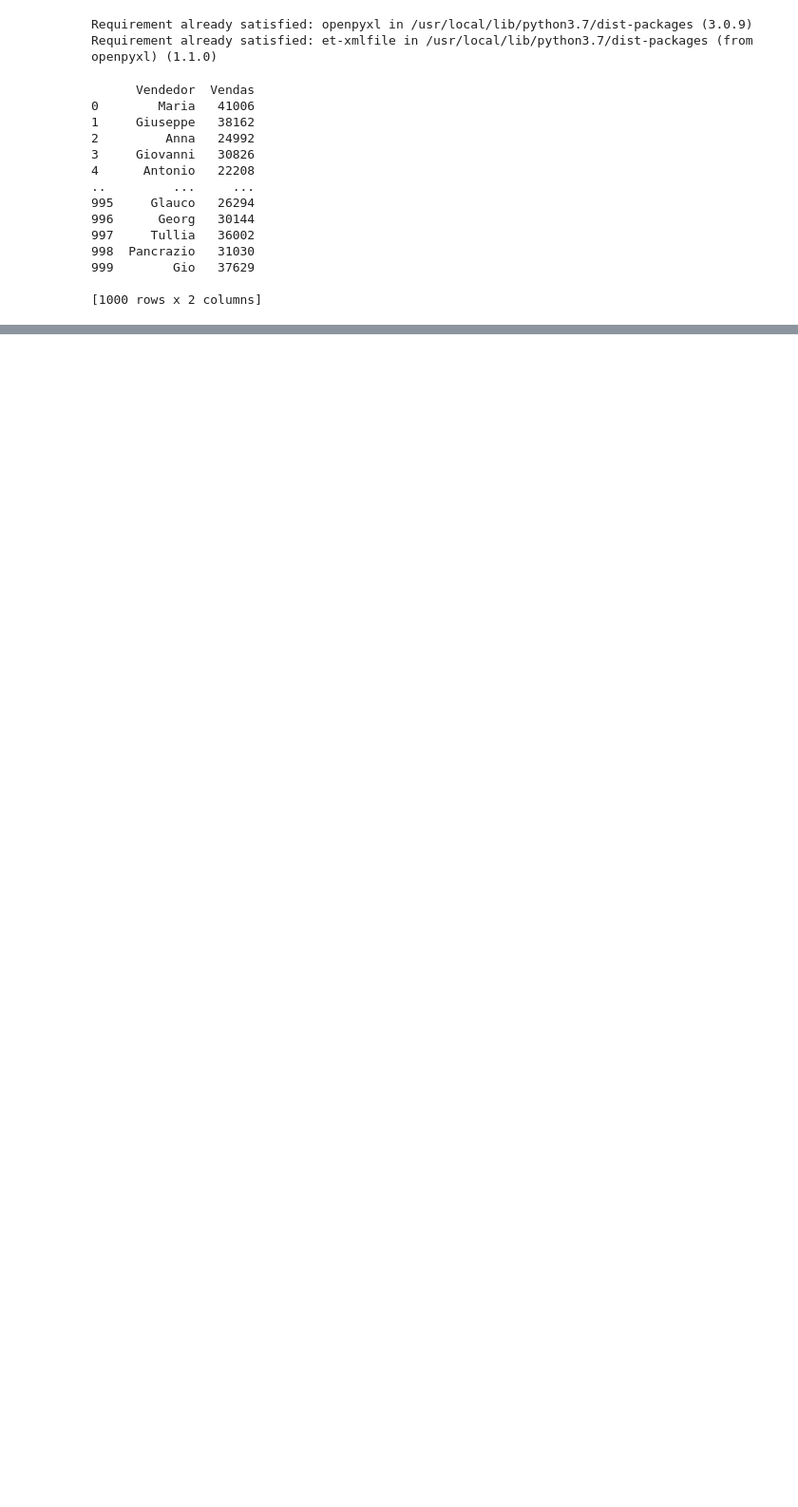
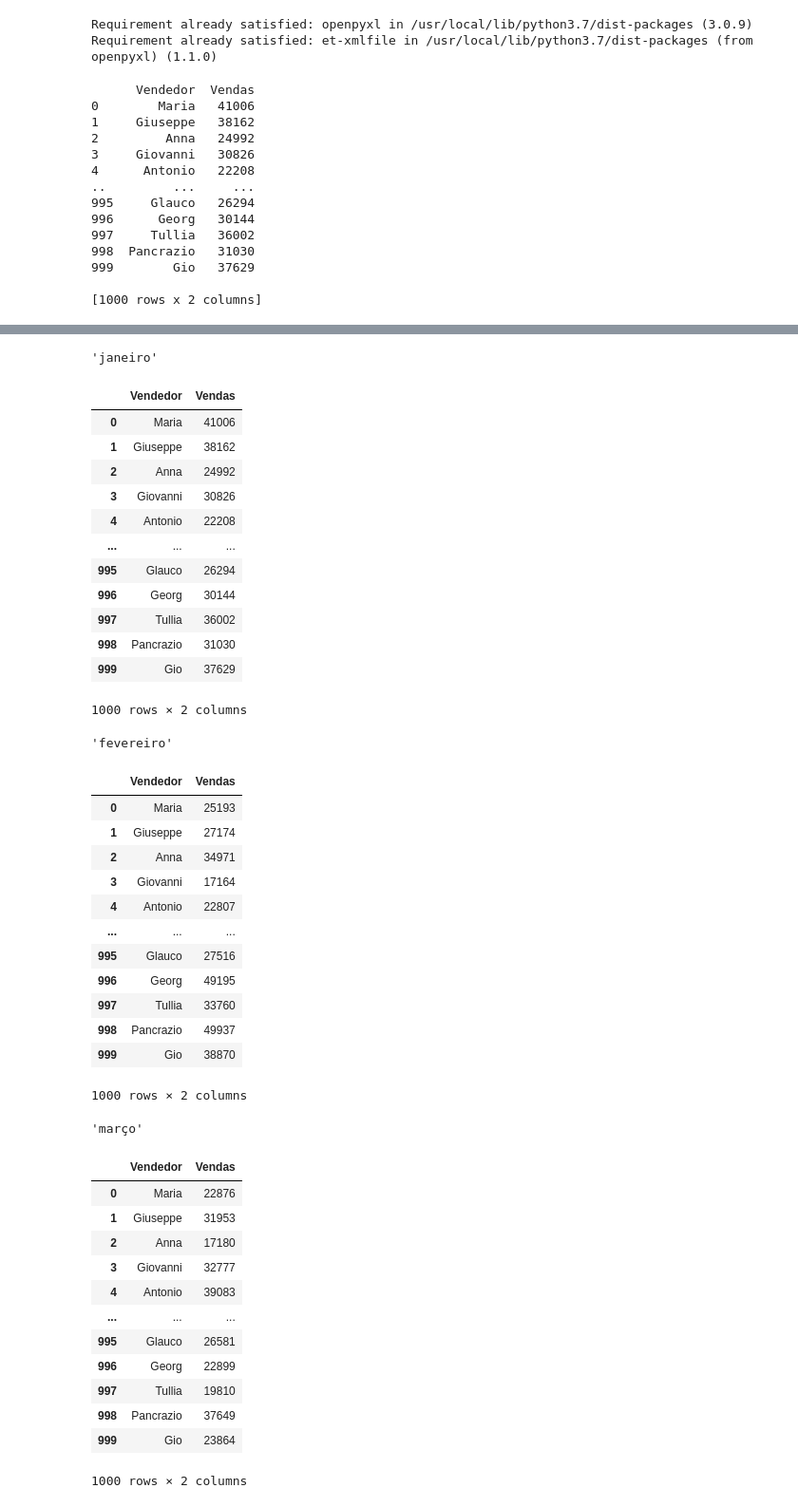
Before and after one commit to pcpiscator/Curso-Hashtag, a Jupyter notebook: IntensPyth0.ipynb, the cells around one changed output, grey strips where cells are left out. Shown at 95% size. Cells and saved outputs as stored; diff of their text form; code cells hidden in the pictures; blank space fills up the shorter version.

```diff
--- a/IntensPyth0.ipynb
+++ b/IntensPyth0.ipynb
@@ -47,3 +47,7 @@ print(tabela_vendas)
 999        Gio   37629
 
 [1000 rows x 2 columns]
+# %%
+#ex. de for
+for mes in lista_meses:
+   print(mes)
@@ -49,0 +61,47 @@ print(tabela_vendas)
+# %%
+for mes in lista_meses:
+    tabela_vendas = pd.read_excel(f'{mes}.xlsx')
+    display(mes,tabela_vendas)
+# %% [output]
+'janeiro'
+|  | Vendedor | Vendas |
+| 0 | Maria | 41006 |
+| 1 | Giuseppe | 38162 |
+| 2 | Anna | 24992 |
+| 3 | Giovanni | 30826 |
+| 4 | Antonio | 22208 |
+| ... | ... | ... |
+| 995 | Glauco | 26294 |
+| 996 | Georg | 30144 |
+| 997 | Tullia | 36002 |
+| 998 | Pancrazio | 31030 |
+| 999 | Gio | 37629 |
+1000 rows × 2 columns
+'fevereiro'
+|  | Vendedor | Vendas |
+| 0 | Maria | 25193 |
+| 1 | Giuseppe | 27174 |
+| 2 | Anna | 34971 |
+| 3 | Giovanni | 17164 |
+| 4 | Antonio | 22807 |
+| ... | ... | ... |
+| 995 | Glauco | 27516 |
+| 996 | Georg | 49195 |
+| 997 | Tullia | 33760 |
+| 998 | Pancrazio | 49937 |
+| 999 | Gio | 38870 |
+1000 rows × 2 columns
+'março'
+|  | Vendedor | Vendas |
+| 0 | Maria | 22876 |
+| 1 | Giuseppe | 31953 |
+| 2 | Anna | 17180 |
+| 3 | Giovanni | 32777 |
+| 4 | Antonio | 39083 |
+| ... | ... | ... |
+| 995 | Glauco | 26581 |
+| 996 | Georg | 22899 |
+| 997 | Tullia | 19810 |
+| 998 | Pancrazio | 37649 |
+| 999 | Gio | 23864 |
+1000 rows × 2 columns
```
Also changed, not shown: parts of 4 cells of this notebook.
